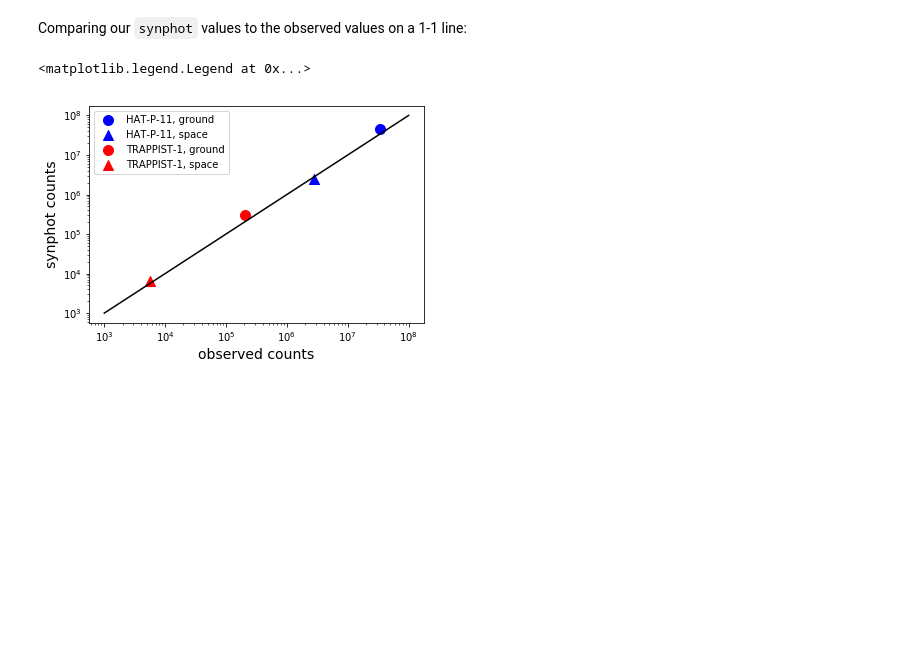
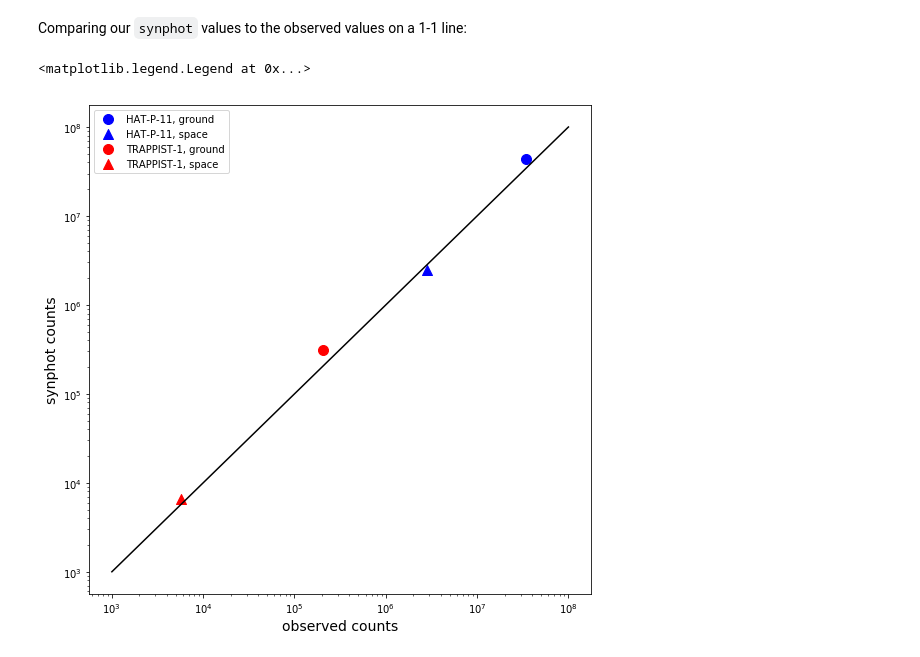
Before and after one commit to tcjansen/GSoC, a Jupyter notebook: observing_examples.ipynb, the cells around one changed output. Drawn from its saved outputs; the diff is of its cells as text; code cells hidden in the pictures; blank space fills up the shorter version.

Commit message:
Adjust 1-1 plot size for visability

```diff
--- a/observing_examples.ipynb
+++ b/observing_examples.ipynb
@@ -376,25 +376,27 @@ Space-based count rates with Kepler:
 # %% [markdown]
 Comparing our `synphot` values to the observed values on a 1-1 line:
 # %%
+fig = plt.figure(figsize=(9, 9))
+
 plt.scatter(hatp11_r_apo, counts_hatp11,
             color='b', s=100, label="HAT-P-11, ground")
 plt.scatter(hatp11_kepler, stars['hatp11']['countrate'],
             color='b', marker= '^', s=100, label="HAT-P-11, space")
 plt.scatter(trappist1_z_apo, counts_trappist1,
             color='r', s=100, label='TRAPPIST-1, ground')
 plt.scatter(trappist1_kepler, stars['trappist1']['countrate'],
             color='r', marker= '^', s=100, label='TRAPPIST-1, space')
 
 # one-to-one line
 plt.plot(np.linspace(1e3, 1e8, 20), np.linspace(1e3, 1e8, 20), color='black')
 
 plt.xscale('log')
 plt.yscale('log')
 
 plt.ylabel('synphot counts', size='14')
 plt.xlabel('observed counts', size='14')
 
 plt.legend()
 # %% [output]
 <matplotlib.legend.Legend at 0x...>
-[figure, old version]
+[figure, new version]
```
Also changed, not shown: parts of 1 cell of this notebook.
